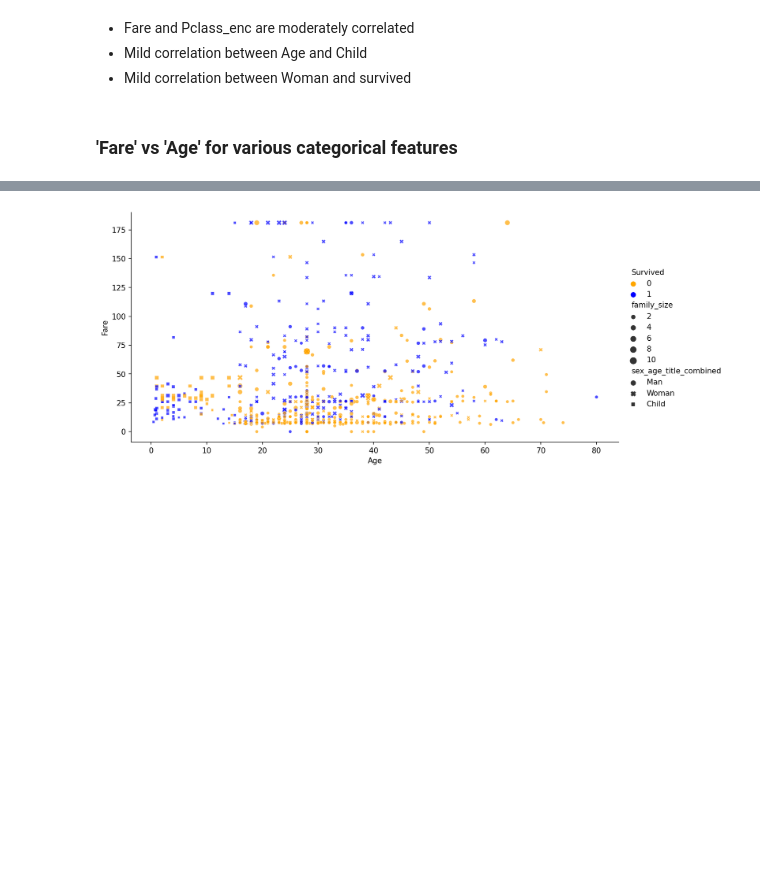
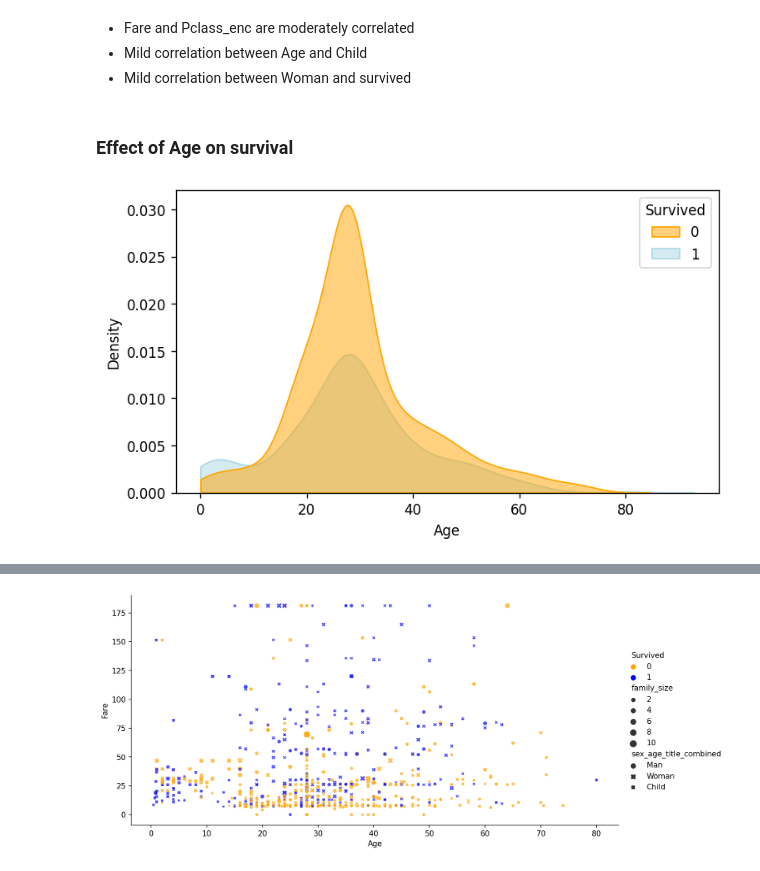
Before and after one commit to afzalmp40/EDA, a Jupyter notebook: titanic EDA/titanic EDA.ipynb, the cells around one changed output, grey strips where cells are left out. Saved outputs shown, nothing was run; the diff lists cells and outputs as text; code cells hidden in the pictures; blank space fills up the shorter version.

```diff
--- a/titanic EDA/titanic EDA.ipynb
+++ b/titanic EDA/titanic EDA.ipynb
@@ -495,5 +493,17 @@ correlation(df.drop(columns=['Pclass'], axis=1), figsize=(20,7), dpi=120)
 + Fare and Pclass_enc are moderately correlated
 + Mild correlation between Age and Child
 + Mild correlation between Woman and survived
-# %% [markdown]
-### 'Fare' vs 'Age' for various categorical features
+# %% [markdown]
+### Effect of Age on survival
+# %%
+plt.figure(figsize=(7,4), dpi=120)
+
+sns.kdeplot(data=df,
+            x='Age',
+            hue='Survived',
+            fill=True,
+            clip=(0,100), alpha=0.5, palette={0:'orange', 1:'lightblue'}
+)
+plt.show()
+# %% [output]
+[figure, added]
```
Also changed, not shown: parts of 15 cells of this notebook.
